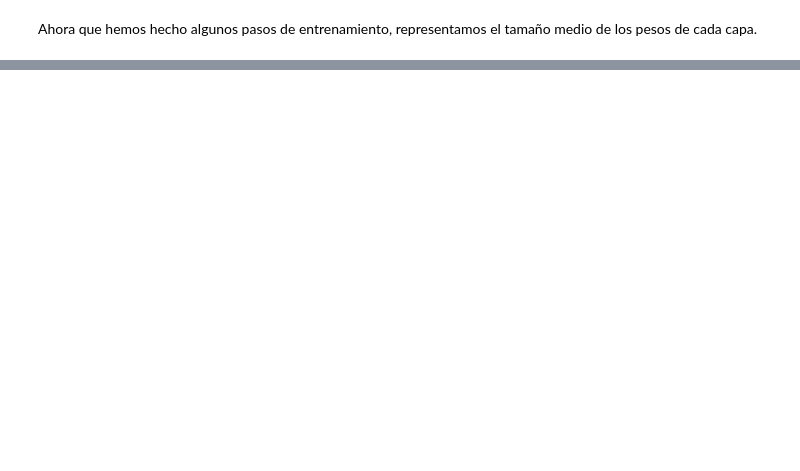
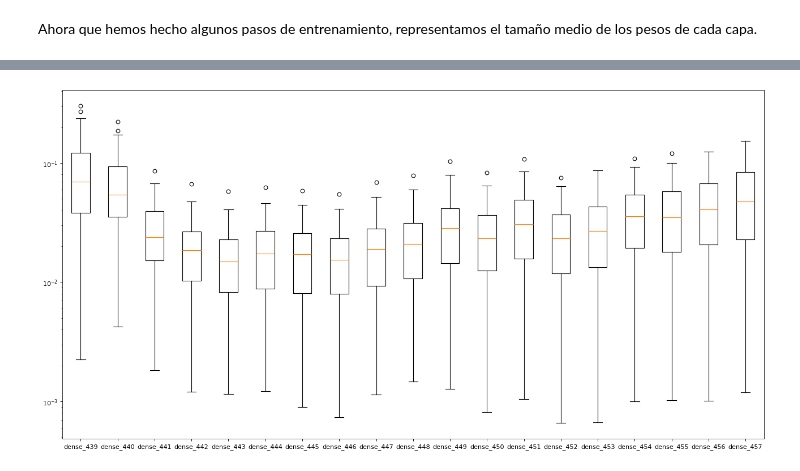
Before and after one commit to ChantaClown/3-year, a Jupyter notebook: deep_learning/Lab 8 - Residual Neural Networks/lab8-residual-neural-networks-parte1.ipynb, the cells around one changed output, grey strips where cells are left out. Saved outputs shown, nothing was run; the diff lists cells and outputs as text; code cells hidden in the pictures; blank space fills up the shorter version.

```diff
--- a/deep_learning/Lab 8 - Residual Neural Networks/lab8-residual-neural-networks-parte1.ipynb
+++ b/deep_learning/Lab 8 - Residual Neural Networks/lab8-residual-neural-networks-parte1.ipynb
@@ -190,0 +385,13 @@ pyplot.show()
+# %%
+#TODO - Compila el modelo. Utiliza la opción run_eagerly=True para que se puedan registrar los gradientes a cada paso
+
+model.compile(optimizer=tf.keras.optimizers.Adam(learning_rate=0.001),
+              loss=tf.keras.losses.BinaryCrossentropy(),
+              run_eagerly=True)
+# %%
+#TODO - entrenar el modelo utilizando 8 steps por epoch. Con 10 epochs nos valdrá para comprobar el desvanecimiento de gradientes.
+
+num_epochs = 20
+
+# Entrenamiento del modelo
+history = model.fit(ds_train, epochs=num_epochs, steps_per_epoch=8)
@@ -190,0 +427,9 @@ pyplot.show()
+# %%
+# Ahora accedemos al historial de gradientes y representamos el tamaño medio de los gradientes de cada capa.
+pyplot.figure(figsize=(20, 10), dpi=80)
+pyplot.boxplot(model.gradient_history.values())
+pyplot.yscale('log')
+pyplot.xticks(ticks=range(1,len(model.gradient_history)+1), labels=model.gradient_history.keys())
+pyplot.show()
+# %% [output]
+[figure, added]
```
Also changed, not shown: parts of 20 cells of this notebook, 1 other file.
